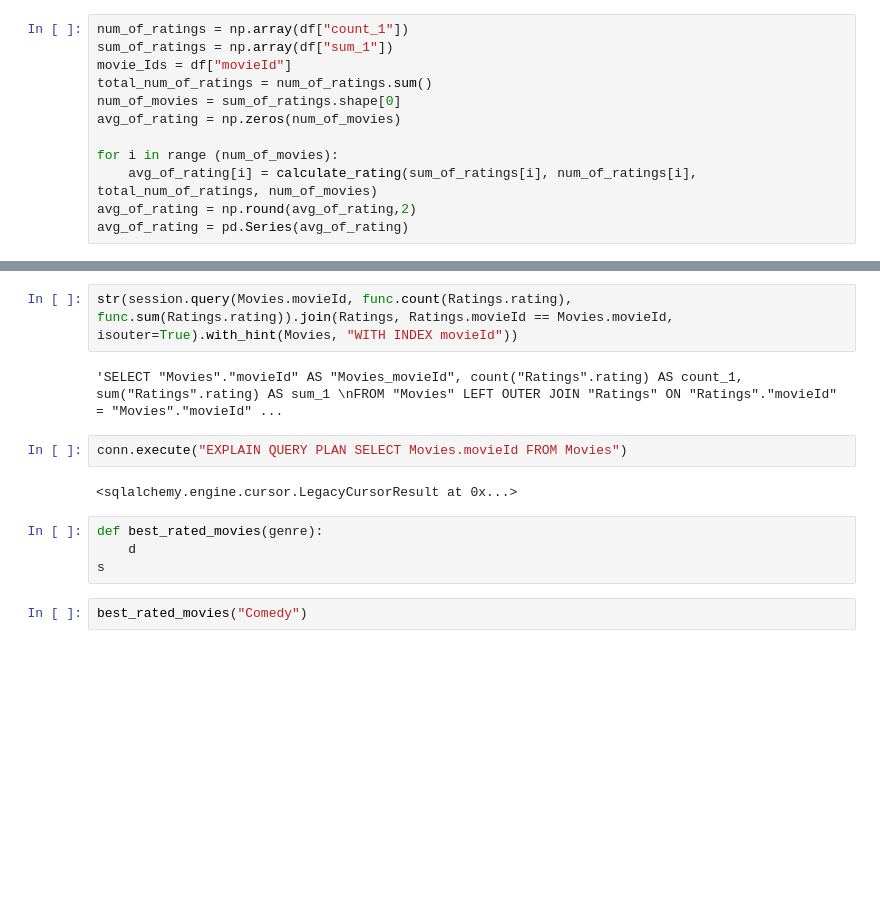
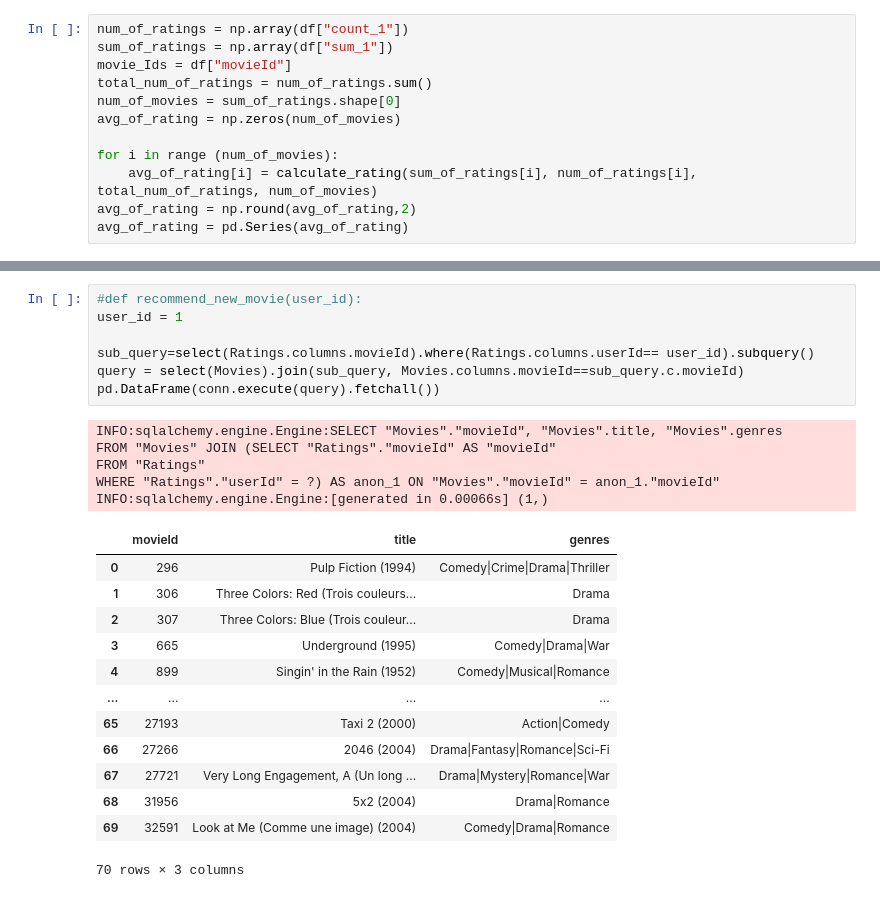
Before and after one commit to ThomasR155/MovieLens_DataStorage, a Jupyter notebook: movielens_tasks.ipynb, the cells around one changed output, grey strips where cells are left out. Drawn from its saved outputs; the diff is of its cells as text; blank space fills up the shorter version.

Commit message:
recommendation model

```diff
--- a/movielens_tasks.ipynb
+++ b/movielens_tasks.ipynb
@@ -256,17 +275,29 @@ INFO:sqlalchemy.engine.Engine:[cached since 1637s ago] (7, 11, 17, 19, 21, 26, 3
 | 9975 | 61032.0 | 1.0 |
 | 13203 | 80674.0 | 1.0 |
 26407 rows × 2 columns
-# %%
-str(session.query(Movies.movieId, func.count(Ratings.rating), func.sum(Ratings.rating)).join(Ratings, Ratings.movieId == Movies.movieId, isouter=True).with_hint(Movies, "WITH INDEX movieId"))
-# %% [output]
-'SELECT "Movies"."movieId" AS "Movies_movieId", count("Ratings".rating) AS count_1, sum("Ratings".rating) AS sum_1 \nFROM "Movies" LEFT OUTER JOIN "Ratings" ON "Ratings"."movieId" = "Movies"."movieId" ...
-# %%
-conn.execute("EXPLAIN QUERY PLAN SELECT Movies.movieId FROM Movies")
-# %% [output]
-<sqlalchemy.engine.cursor.LegacyCursorResult at 0x...>
-# %%
-def best_rated_movies(genre):
-    d
-s
-# %%
-best_rated_movies("Comedy")
+# %%
+#def recommend_new_movie(user_id):
+user_id = 1
+
+sub_query=select(Ratings.columns.movieId).where(Ratings.columns.userId== user_id).subquery()
+query = select(Movies).join(sub_query, Movies.columns.movieId==sub_query.c.movieId)
+pd.DataFrame(conn.execute(query).fetchall())
+# %% [output]
+INFO:sqlalchemy.engine.Engine:SELECT "Movies"."movieId", "Movies".title, "Movies".genres
+FROM "Movies" JOIN (SELECT "Ratings"."movieId" AS "movieId"
+FROM "Ratings"
+WHERE "Ratings"."userId" = ?) AS anon_1 ON "Movies"."movieId" = anon_1."movieId"
+INFO:sqlalchemy.engine.Engine:[generated in 0.00066s] (1,)
+|  | movieId | title | genres |
+| 0 | 296 | Pulp Fiction (1994) | Comedy|Crime|Drama|Thriller |
+| 1 | 306 | Three Colors: Red (Trois couleurs... | Drama |
+| 2 | 307 | Three Colors: Blue (Trois couleur... | Drama |
+| 3 | 665 | Underground (1995) | Comedy|Drama|War |
+| 4 | 899 | Singin' in the Rain (1952) | Comedy|Musical|Romance |
+| ... | ... | ... | ... |
+| 65 | 27193 | Taxi 2 (2000) | Action|Comedy |
+| 66 | 27266 | 2046 (2004) | Drama|Fantasy|Romance|Sci-Fi |
+| 67 | 27721 | Very Long Engagement, A (Un long ... | Drama|Mystery|Romance|War |
+| 68 | 31956 | 5x2 (2004) | Drama|Romance |
+| 69 | 32591 | Look at Me (Comme une image) (2004) | Comedy|Drama|Romance |
+70 rows × 3 columns
```
Also changed, not shown: parts of 10 cells of this notebook, 2 other files.
